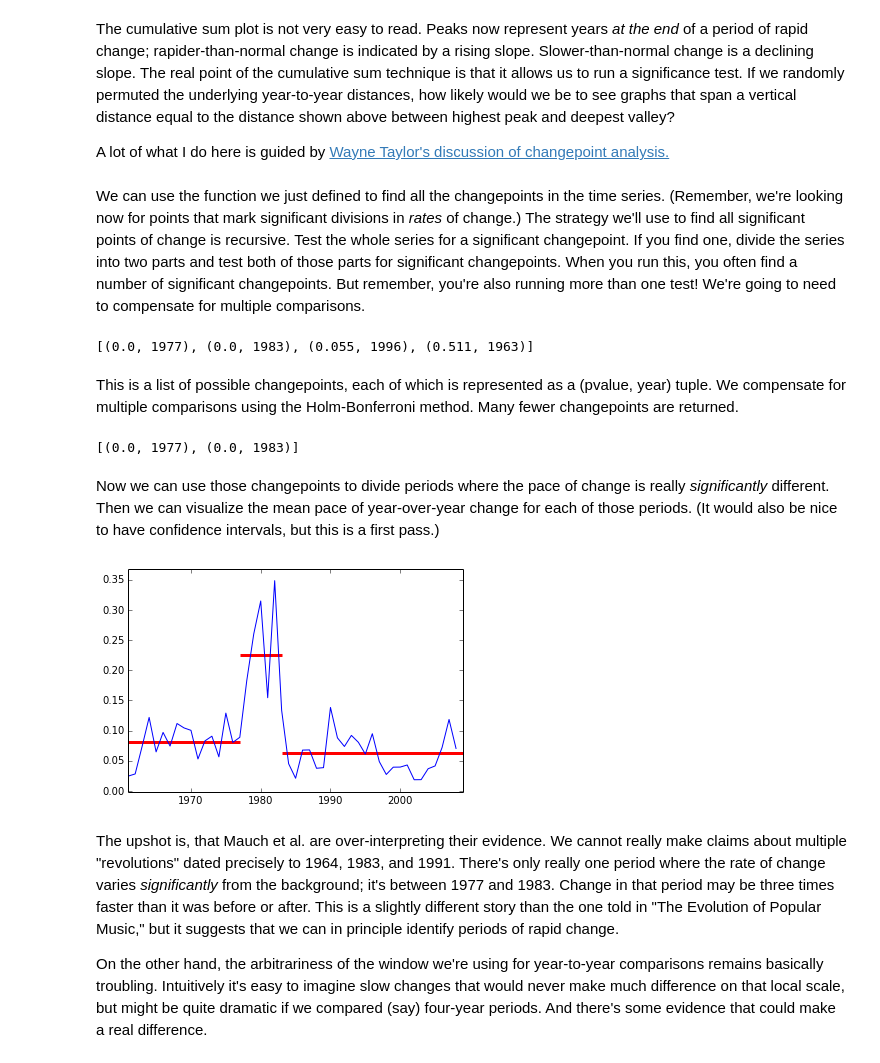
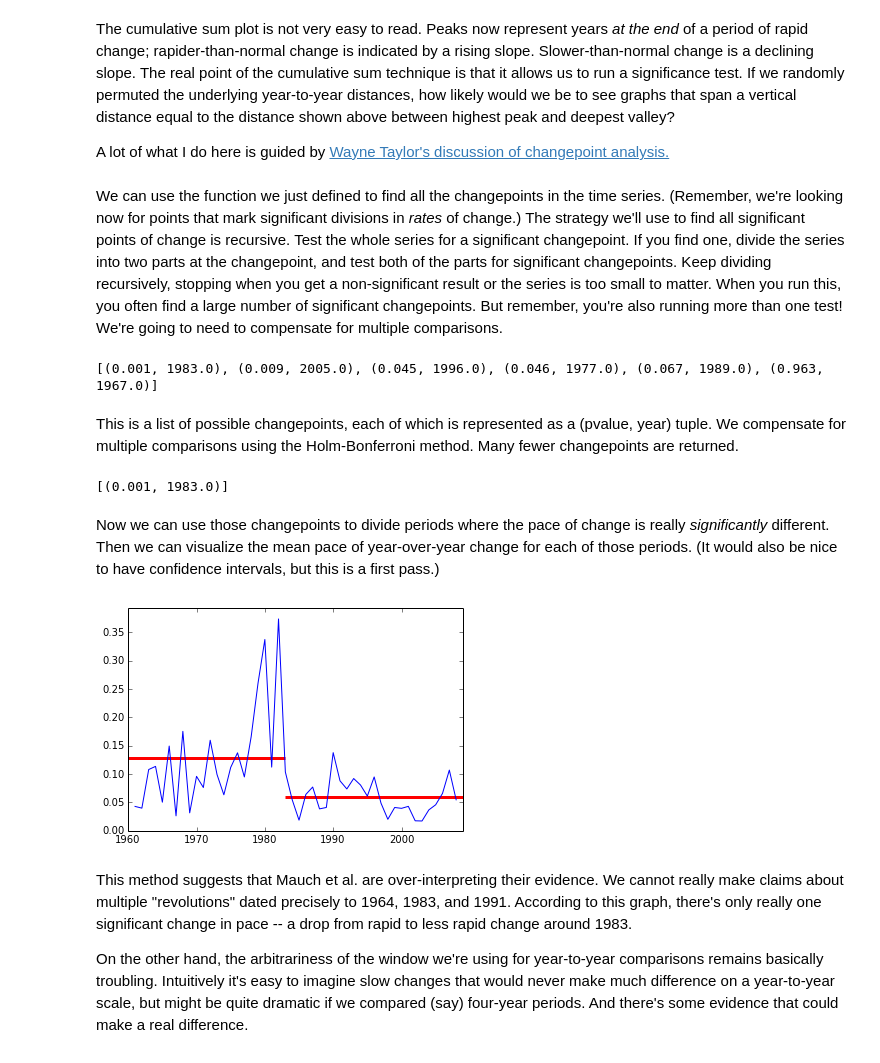
Before and after one commit to tedunderwood/changepoint, a Jupyter notebook: changepoint.ipynb, the cells around one changed output. Cells and saved outputs as stored; diff of their text form; code cells hidden in the pictures.

Commit message:
Better method: gappy distances

```diff
--- a/changepoint.ipynb
+++ b/changepoint.ipynb
@@ -72,10 +73,10 @@ songsample = dict()
 
 for i in range(200):
 
-    if len(songsbyquarter[i]) < 80:
+    if len(songsbyquarter[i]) < 75:
         n = len(songsbyquarter[i])
     else:
-        n = 80
+        n = 75
 
     songsample[i] = random.sample(songsbyquarter[i], n)
 
@@ -126,7 +129,7 @@ def get_distance(interval, centroids):
     for i in range(interval, 200 - interval, interval):
         thisdist = segment_cosine(i, interval, centroids)
         distances.append(thisdist)
-        years.append(1960 + i // 4)
+        years.append(1960 + i / 4)
 
     return years, distances
 
@@ -219,7 +222,7 @@ def permute_test(distances, value_to_test):
 
     return (idx / 1000)
 # %% [markdown]
-We can use the function we just defined to find all the changepoints in the time series. (Remember, we're looking now for points that mark significant divisions in *rates* of change.) The strategy we'll use to find all significant points of change is recursive. Test the whole series for a significant changepoint. If you find one, divide the series into two parts and test both of those parts for significant changepoints. When you run this, you often find a number of significant changepoints. But remember, you're also running more than one test! We're going to need to compensate for multiple comparisons.
+We can use the function we just defined to find all the changepoints in the time series. (Remember, we're looking now for points that mark significant divisions in *rates* of change.) The strategy we'll use to find all significant points of change is recursive. Test the whole series for a significant changepoint. If you find one, divide the series into two parts at the changepoint, and test both of the parts for significant changepoints. Keep dividing recursively, stopping when you get a non-significant result or the series is too small to matter. When you run this, you often find a large number of significant changepoints. But remember, you're also running more than one test! We're going to need to compensate for multiple comparisons.
 # %%
 def find_changepoints(years, distances, existing_points):
     years, cumsum = cumulative_sum((years, distances))
@@ -259,12 +262,12 @@ def find_changepoints(years, distances, existing_points):
 
     return existing_points
 
-years, distances = get_distance(4,songsample)
+years, distances = get_distance(4, songsample)
 cpoints = find_changepoints(years, distances, [])
 cpoints.sort()
 print(cpoints)
 # %% [output]
-[(0.0, 1977), (0.0, 1983), (0.055, 1996), (0.511, 1963)]
+[(0.001, 1983.0), (0.009, 2005.0), (0.045, 1996.0), (0.046, 1977.0), (0.067, 1989.0), (0.963, 1967.0)]
 # %% [markdown]
 This is a list of possible changepoints, each of which is represented as a (pvalue, year) tuple. We compensate for multiple comparisons using the Holm-Bonferroni method. Many fewer changepoints are returned.
 # %%
@@ -291,37 +294,42 @@ def holm_bonferroni(testlist):
 changepoints = holm_bonferroni(cpoints)
 print(changepoints)
 # %% [output]
-[(0.0, 1977), (0.0, 1983)]
+[(0.001, 1983.0)]
 # %% [markdown]
 Now we can use those changepoints to divide periods where the pace of change is really *significantly* different. Then we can visualize the mean pace of year-over-year change for each of those periods. (It would also be nice to have confidence intervals, but this is a first pass.)
 # %%
-years, distances = get_distance(4, songsample)
-ax = plt.axes()
-ax.set_ylim(min(distances) - 0.02, max(distances) + 0.02)
-ax.set_xlim(min(years), max(years) + 1)
-plt.plot(years, distances)
-changepoints.sort(key = lambda x: x[1])
-changepoints.append((0, 2009))
-startpoint = 1960
-changeidx = 0
-for year in range(1960, 2010):
-    if year == changepoints[changeidx][1]:
-        changeidx += 1
-        endpoint = year
-        thisrange = []
-        for year, dist in zip(years, distances):
-            if year >= startpoint and year < endpoint:
-                thisrange.append(dist)
-        thismean = sum(thisrange) / len(thisrange)
-        plt.hlines(thismean, startpoint, endpoint, 'r', linewidth = 3)
-        startpoint = endpoint
-plt.show()
+def plot_changepoints(songsample, changepoints, years, distances):
+    ax = plt.axes()
+    ax.set_ylim(0, max(distances) + 0.02)
+    ax.set_xlim(min(years) - 1, max(years) + 1)
+    plt.plot(years, distances)
+    changepoints.sort(key = lambda x: x[1])
+    changepoints.append((0, 2009))
+    startpoint = 1960
+    changeidx = 0
+    for year in range(1960, 2010):
+        if year >= changepoints[changeidx][1]:
+            changeidx += 1
+            endpoint = year
+            thisrange = []
+            for year, dist in zip(years, distances):
+                if year >= startpoint and year < endpoint:
+                    thisrange.append(dist)
+            thismean = sum(thisrange) / len(thisrange)
+            plt.hlines(thismean, startpoint, endpoint, 'r', linewidth = 3)
+            startpoint = endpoint
+    plt.show()
+
+years, distances = get_distance(4,songsample)
+cpoints = find_changepoints(years, distances, [])
+changepoints = holm_bonferroni(cpoints)
+plot_changepoints(songsample, changepoints, years, distances)
 # %% [output]
-[figure, old version]
+[figure, new version]
 # %% [markdown]
-The upshot is, that Mauch et al. are over-interpreting their evidence. We cannot really make claims about multiple "revolutions" dated precisely to 1964, 1983, and 1991. There's only really one period where the rate of change varies *significantly* from the background; it's between 1977 and 1983. Change in that period may be three times faster than it was before or after. This is a slightly different story than the one told in "The Evolution of Popular Music," but it suggests that we can in principle identify periods of rapid change.
+This method suggests that Mauch et al. are over-interpreting their evidence. We cannot really make claims about multiple "revolutions" dated precisely to 1964, 1983, and 1991. According to this graph, there's only really one significant change in pace -- a drop from rapid to less rapid change around 1983.
 
-On the other hand, the arbitrariness of the window we're using for year-to-year comparisons remains basically troubling. Intuitively it's easy to imagine slow changes that would never make much difference on that local scale, but might be quite dramatic if we compared (say) four-year periods. And there's some evidence that could make a real difference.
+On the other hand, the arbitrariness of the window we're using for year-to-year comparisons remains basically troubling. Intuitively it's easy to imagine slow changes that would never make much difference on a year-to-year scale, but might be quite dramatic if we compared (say) four-year periods. And there's some evidence that could make a real difference.
 # %%
 x = plot_timeseries(get_distance(16, songsample))
 # %% [output]
```
Also changed, not shown: parts of 19 cells of this notebook.
